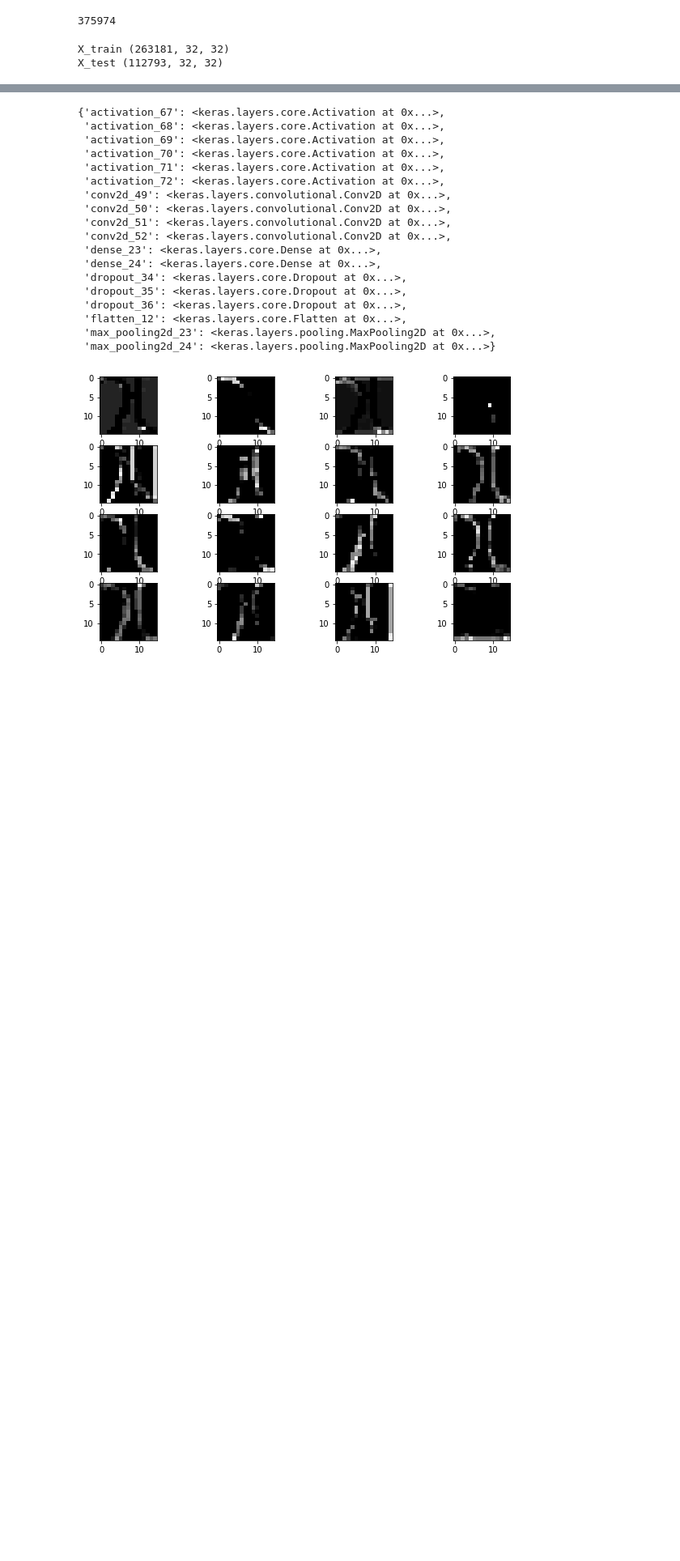
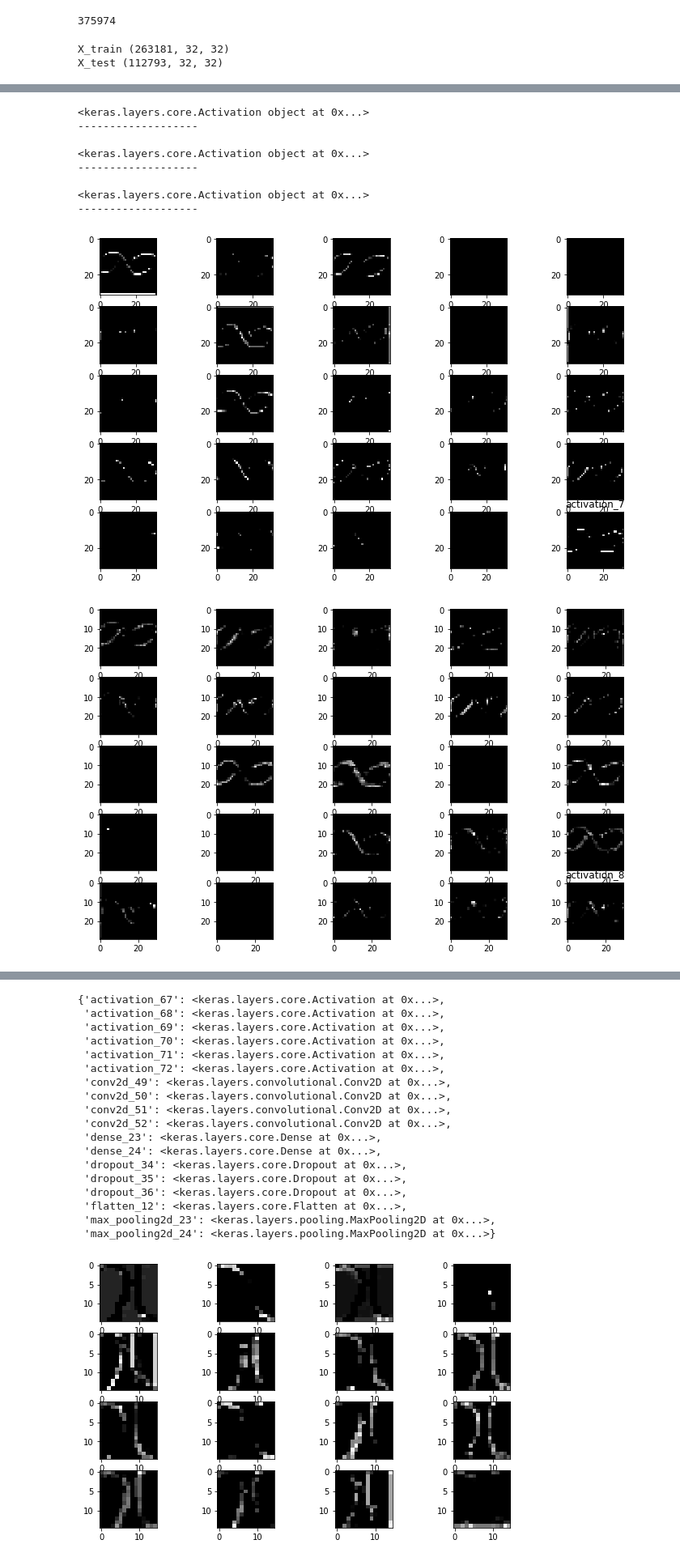
Before and after one commit to justachetan/img2latex, a Jupyter notebook: character_classification/notebooks/character_classification.ipynb, the cells around one changed output, grey strips where cells are left out. Shown at 81% size. Saved outputs shown, nothing was run; the diff lists cells and outputs as text; code cells hidden in the pictures; blank space fills up the shorter version.

```diff
--- a/character_classification/notebooks/character_classification.ipynb
+++ b/character_classification/notebooks/character_classification.ipynb
@@ -200,0 +417,13 @@ Epoch 00010: val_acc improved from 0.97408 to 0.97427, saving model to ../traine
+# %%
+vis.visualise(X[5], till_layer=8)
+# %% [output]
+<keras.layers.core.Activation object at 0x...>
+-------------------
+
+<keras.layers.core.Activation object at 0x...>
+-------------------
+
+<keras.layers.core.Activation object at 0x...>
+-------------------
+[figure, added]
+[figure, added]
```
Also changed, not shown: parts of 46 cells of this notebook, 10 other files.
